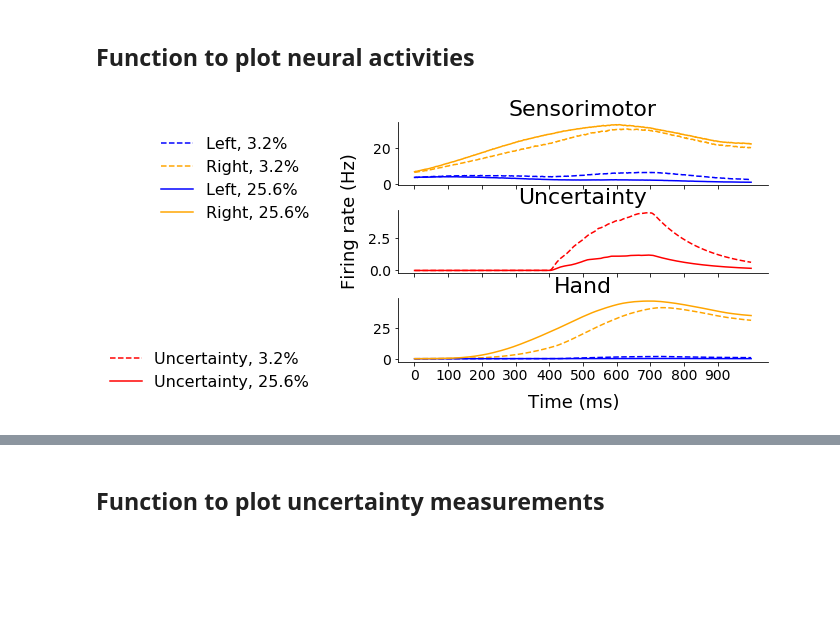
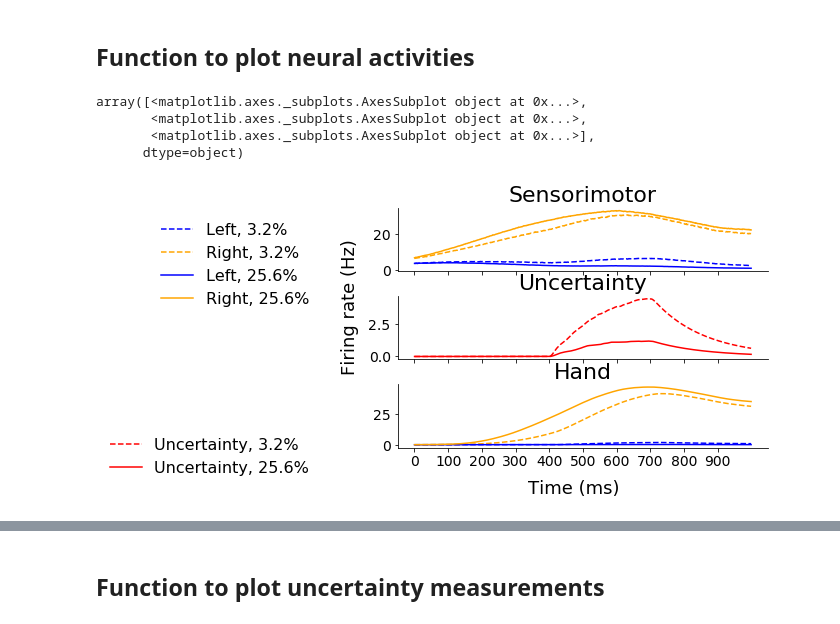
Before and after one commit to nidstigator/com_fixed_duration, a Jupyter notebook: plotting_code/notebooks/modelling_results.ipynb, the cells around one changed output, grey strips where cells are left out. Drawn from its saved outputs; the diff is of its cells as text; code cells hidden in the pictures; blank space fills up the shorter version.

Commit message:
add rest of model results

```diff
--- a/plotting_code/notebooks/modelling_results.ipynb
+++ b/plotting_code/notebooks/modelling_results.ipynb
@@ -99,4 +108,0 @@ def plot_mean_timecourse(activity_traces, activity_type):
-# %%
-plot_mean_timecourse(model_non_com_activity_traces,'non-com')
-# %% [output]
-[figure, removed]
@@ -104,0 +109,16 @@ plot_mean_timecourse(model_com_activity_traces,'com')
+# %%
+start = 900
+stop = 1900
+step = 1
+step_multiplier = 100
+ticks =  ('0', '100', '200', '300',
+              '400', '500', '600', '700', '800', '900')
+
+plot_mean_timecourse(model_non_com_activity_traces,'non-com',start,
+                     stop,step,step_multiplier,ticks)
+# %% [output]
+array([<matplotlib.axes._subplots.AxesSubplot object at 0x...>,
+       <matplotlib.axes._subplots.AxesSubplot object at 0x...>,
+       <matplotlib.axes._subplots.AxesSubplot object at 0x...>],
+      dtype=object)
+[figure, added]
```
Also changed, not shown: parts of 11 cells of this notebook, 9 other files.
